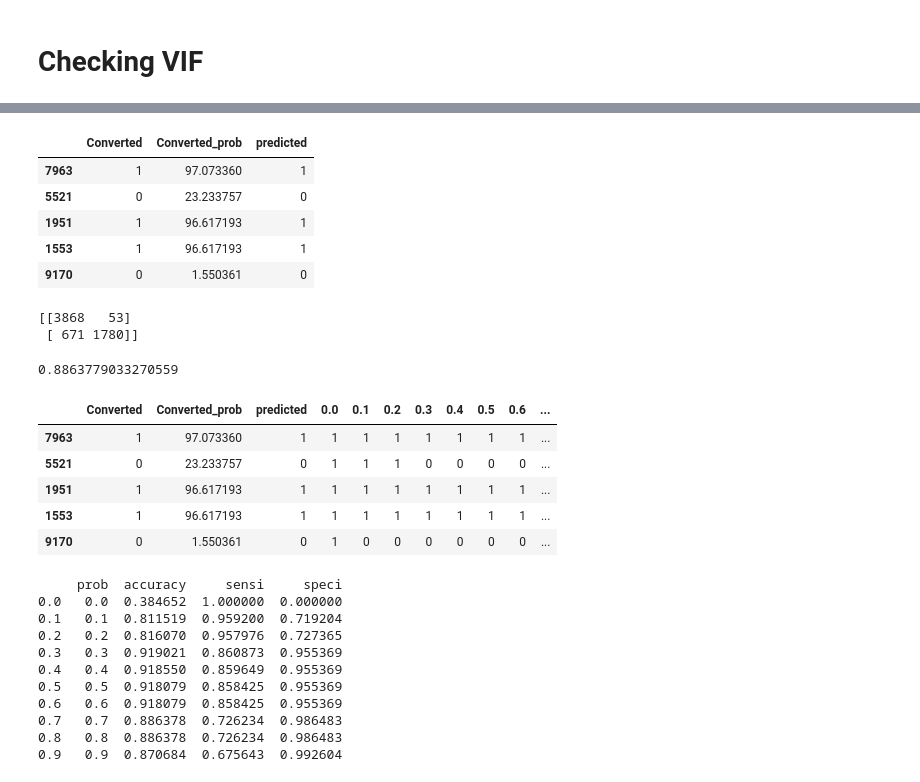
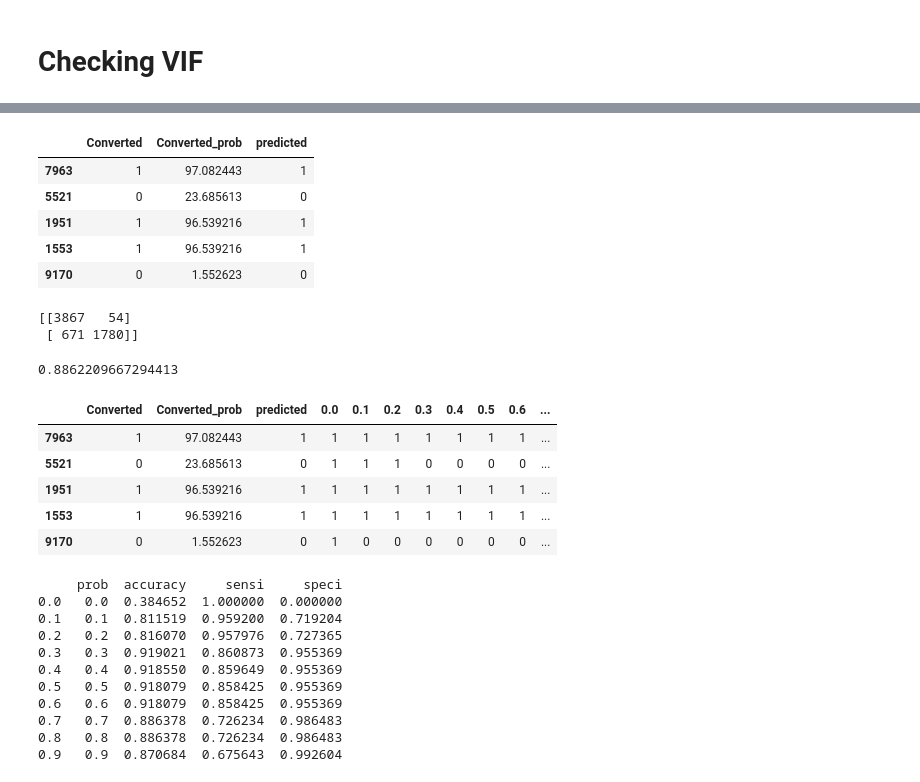
Before and after one commit to Rajeswar7913/GitHub-test, a Jupyter notebook: Lead_Score.ipynb, the cells around one changed output, grey strips where cells are left out. Cells and saved outputs as stored; diff of their text form; code cells hidden in the pictures.

```diff
--- a/Lead_Score.ipynb
+++ b/Lead_Score.ipynb
@@ -817,0 +914,6 @@ Generalized Linear Model Regression Results
+# %%
+# Drop Lead Source_Facebook as it has high p value
+X_train5 = X_train4.drop(['Lead Source_Facebook'],axis=1)
+# %%
+res5,X_train_sm5 = model(X_train5)
+res5.summary()
@@ -818,6 +947,6 @@ Generalized Linear Model Regression Results
 # %%
 # Getting the predicted values on the train set
-y_train_pred4 = res4.predict(X_train_sm4)
-y_train_pred[:10]
+y_train_pred5 = res5.predict(X_train_sm5)
+y_train_pred5[:10]
 # %% [output]
 |  | 0 |
@@ -834,6 +963,6 @@ y_train_pred[:10]
 dtype: float64
 # %%
-y_train_pred_final4 = pd.DataFrame({'Converted':y_train.values, 'Converted_prob':y_train_pred4*100})
-y_train_pred_final4.head()
+y_train_pred_final5 = pd.DataFrame({'Converted':y_train.values, 'Converted_prob':y_train_pred5*100})
+y_train_pred_final5.head()
 # %% [output]
 |  | Converted | Converted_prob |
@@ -845,42 +974,42 @@ y_train_pred_final4.head()
 # %%
-y_train_pred_final4['predicted'] = y_train_pred_final4.Converted_prob.apply(lambda x: 1 if x >80 else 0)
+y_train_pred_final5['predicted'] = y_train_pred_final5.Converted_prob.apply(lambda x: 1 if x >80 else 0)
 
 # Let's see the head
-y_train_pred_final4.head()
+y_train_pred_final5.head()
 # %% [output]
 |  | Converted | Converted_prob | predicted |
-| 7963 | 1 | 97.073360 | 1 |
-| 5521 | 0 | 23.233757 | 0 |
-| 1951 | 1 | 96.617193 | 1 |
-| 1553 | 1 | 96.617193 | 1 |
-| 9170 | 0 | 1.550361 | 0 |
+| 7963 | 1 | 97.082443 | 1 |
+| 5521 | 0 | 23.685613 | 0 |
+| 1951 | 1 | 96.539216 | 1 |
+| 1553 | 1 | 96.539216 | 1 |
+| 9170 | 0 | 1.552623 | 0 |
 # %%
 from sklearn import metrics
 # %%
 # Confusion matrix
-confusion = metrics.confusion_matrix(y_train_pred_final4.Converted, y_train_pred_final4.predicted )
+confusion = metrics.confusion_matrix(y_train_pred_final5.Converted, y_train_pred_final5.predicted )
 print(confusion)
 # %% [output]
-[[3868   53]
+[[3867   54]
  [ 671 1780]]
 # %%
 # Let's check the overall accuracy.
-print(metrics.accuracy_score(y_train_pred_final4.Converted, y_train_pred_final4.predicted))
+print(metrics.accuracy_score(y_train_pred_final5.Converted, y_train_pred_final5.predicted))
 # %% [output]
-0.8863779033270559
+0.8862209667294413
 # %%
 # Let's create columns with different probability cutoffs
 numbers = [float(x)/10 for x in range(10)]
 for i in numbers:
-    y_train_pred_final4[i] = y_train_pred_final4.Converted_prob.apply(lambda x: 1 if x >i*100 else 0)
-y_train_pred_final4.head()
+    y_train_pred_final5[i] = y_train_pred_final5.Converted_prob.apply(lambda x: 1 if x >i*100 else 0)
+y_train_pred_final5.head()
 # %% [output]
 |  | Converted | Converted_prob | predicted | 0.0 | 0.1 | 0.2 | 0.3 | 0.4 | 0.5 | 0.6 | ... |
-| 7963 | 1 | 97.073360 | 1 | 1 | 1 | 1 | 1 | 1 | 1 | 1 | ... |
-| 5521 | 0 | 23.233757 | 0 | 1 | 1 | 1 | 0 | 0 | 0 | 0 | ... |
-| 1951 | 1 | 96.617193 | 1 | 1 | 1 | 1 | 1 | 1 | 1 | 1 | ... |
-| 1553 | 1 | 96.617193 | 1 | 1 | 1 | 1 | 1 | 1 | 1 | 1 | ... |
-| 9170 | 0 | 1.550361 | 0 | 1 | 0 | 0 | 0 | 0 | 0 | 0 | ... |
+| 7963 | 1 | 97.082443 | 1 | 1 | 1 | 1 | 1 | 1 | 1 | 1 | ... |
+| 5521 | 0 | 23.685613 | 0 | 1 | 1 | 1 | 0 | 0 | 0 | 0 | ... |
+| 1951 | 1 | 96.539216 | 1 | 1 | 1 | 1 | 1 | 1 | 1 | 1 | ... |
+| 1553 | 1 | 96.539216 | 1 | 1 | 1 | 1 | 1 | 1 | 1 | 1 | ... |
+| 9170 | 0 | 1.552623 | 0 | 1 | 0 | 0 | 0 | 0 | 0 | 0 | ... |
 # %%
 # Now let's calculate accuracy sensitivity and specificity for various probability cutoffs.
 cutoff_df = pd.DataFrame( columns = ['prob','accuracy','sensi','speci'])
```
Also changed, not shown: parts of 36 cells of this notebook.
